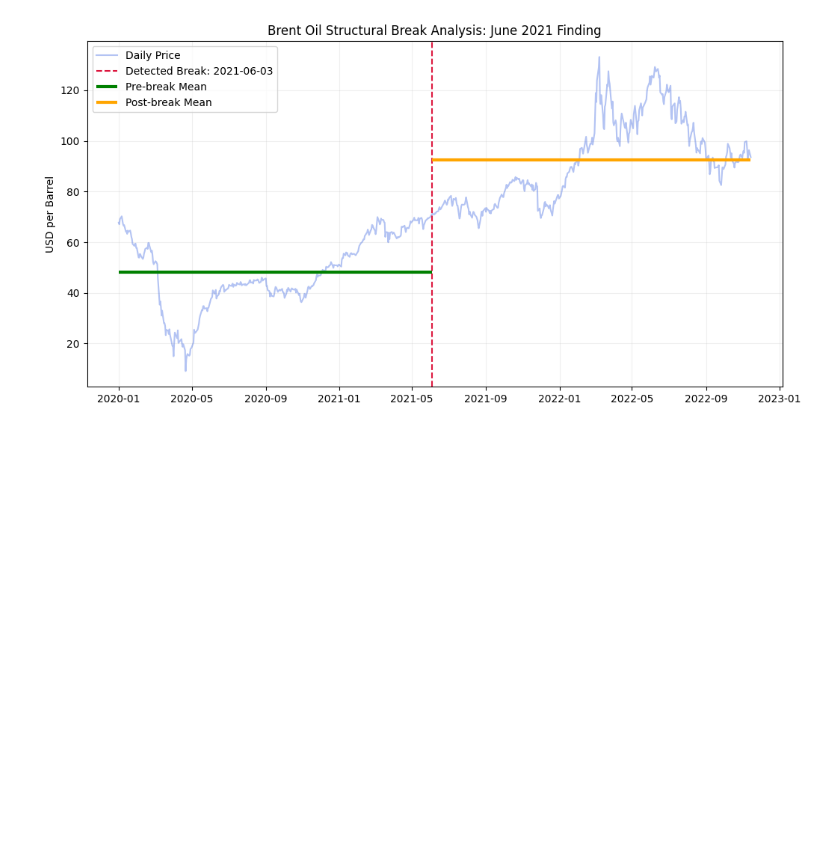
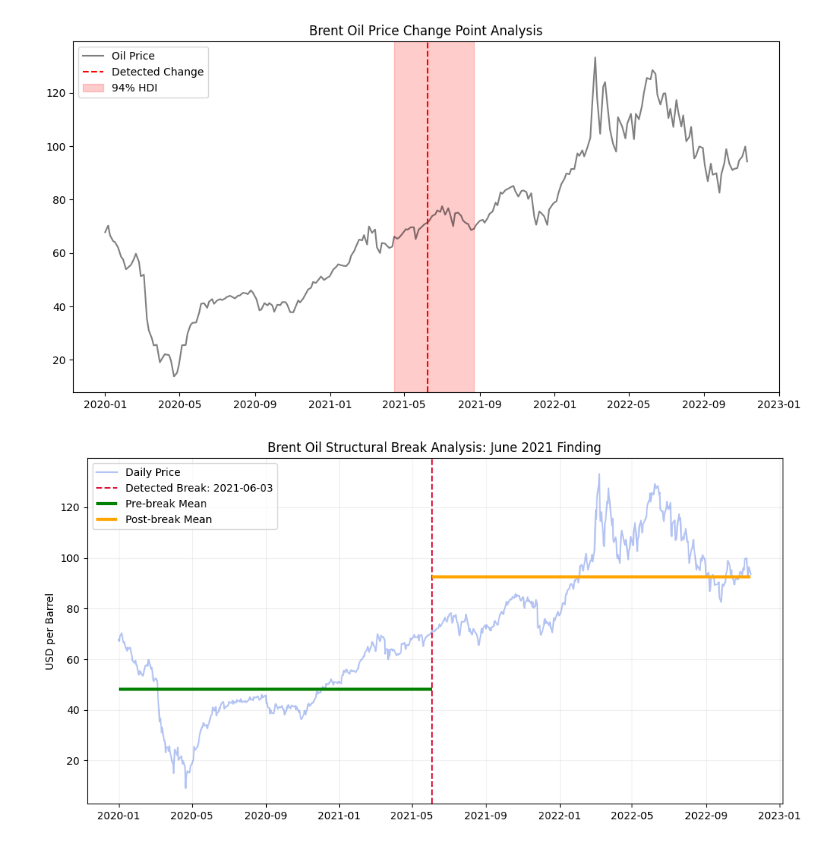
Before and after one commit to Feven-TH/brent-oil-change-point-analysis, a Jupyter notebook: notebooks/02_change_point_modeling.ipynb, the cells around one changed output. Saved outputs shown, nothing was run; the diff lists cells and outputs as text; code cells hidden in the pictures; blank space fills up the shorter version.

```diff
--- a/notebooks/02_change_point_modeling.ipynb
+++ b/notebooks/02_change_point_modeling.ipynb
@@ -55,3 +126,19 @@ Success! Change detected around: 2021-06-03
+# %%
+plt.figure(figsize=(12, 6))
+plt.plot(df_fast['Date'], prices, label='Oil Price', color='black', alpha=0.5)
+plt.axvline(x=change_date, color='red', linestyle='--', label='Detected Change')
+
+# Uncertainty interval (HDI)
+hdi = az.hdi(trace.posterior["tau"])['tau'].values
+plt.axvspan(df_fast.iloc[int(hdi[0])]['Date'],
+            df_fast.iloc[int(hdi[1])]['Date'],
+            color='red', alpha=0.2, label='94% HDI')
+
+plt.title("Brent Oil Price Change Point Analysis")
+plt.legend()
+plt.show()
+# %% [output]
+[figure, added]
 # %%
 import pandas as pd
 import matplotlib.pyplot as plt # Ensure this is exactly as written
```
Also changed, not shown: parts of 12 cells of this notebook, 3 other files.
